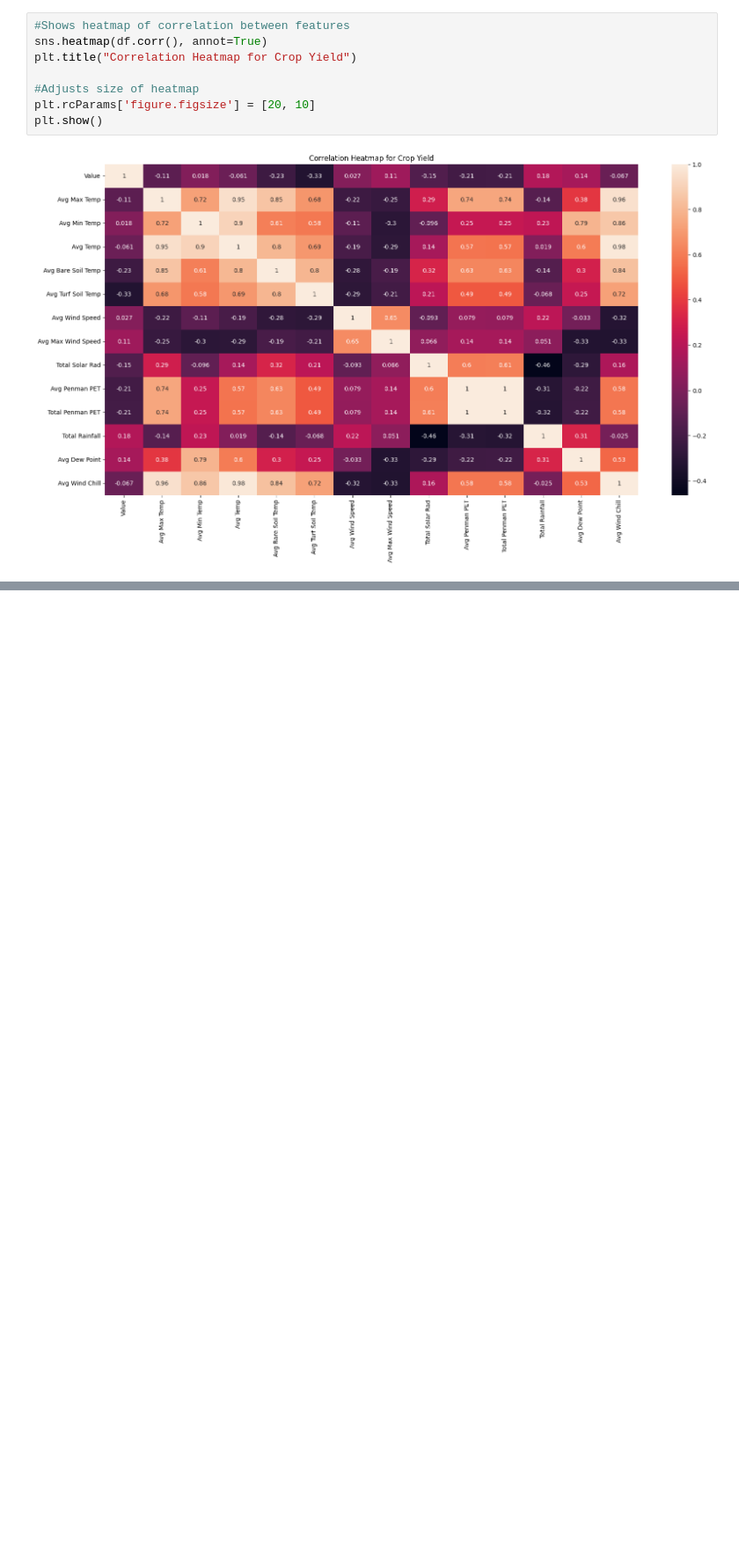
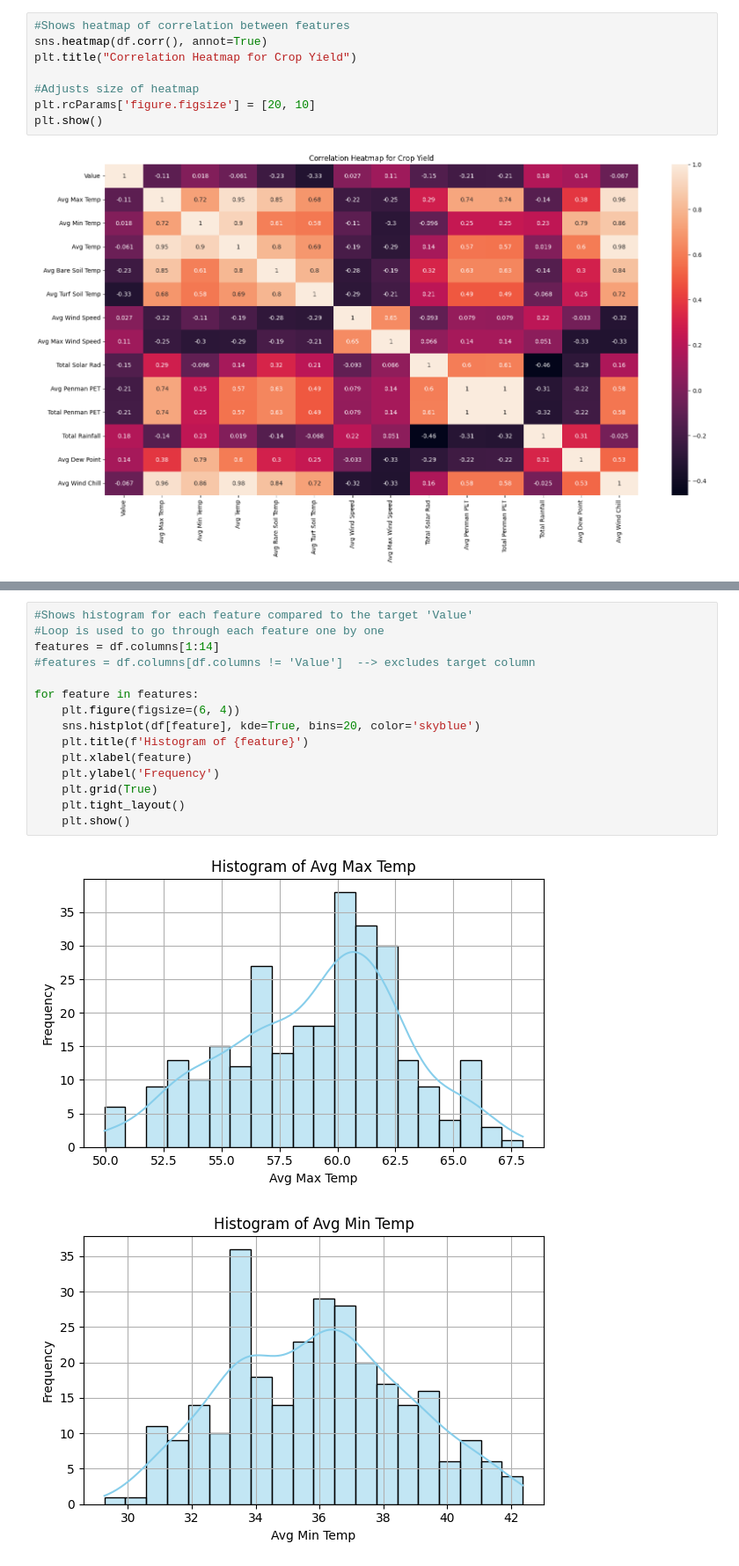
Before and after one commit to dajley/IQR-Method, a Jupyter notebook: Analyzing_Outliers_with_IQR.ipynb, the cells around one changed output, grey strips where cells are left out. Shown at 88% size. Cells and saved outputs as stored; diff of their text form; blank space fills up the shorter version.

```diff
--- a/Analyzing_Outliers_with_IQR.ipynb
+++ b/Analyzing_Outliers_with_IQR.ipynb
@@ -228,0 +362,18 @@ plt.show()
+# %%
+#Shows histogram for each feature compared to the target 'Value'
+#Loop is used to go through each feature one by one
+features = df.columns[1:14]
+#features = df.columns[df.columns != 'Value']  --> excludes target column
+
+for feature in features:
+    plt.figure(figsize=(6, 4))
+    sns.histplot(df[feature], kde=True, bins=20, color='skyblue')
+    plt.title(f'Histogram of {feature}')
+    plt.xlabel(feature)
+    plt.ylabel('Frequency')
+    plt.grid(True)
+    plt.tight_layout()
+    plt.show()
+# %% [output]
+[figure, added]
+[figure, added]
```
Also changed, not shown: parts of 20 cells of this notebook.
